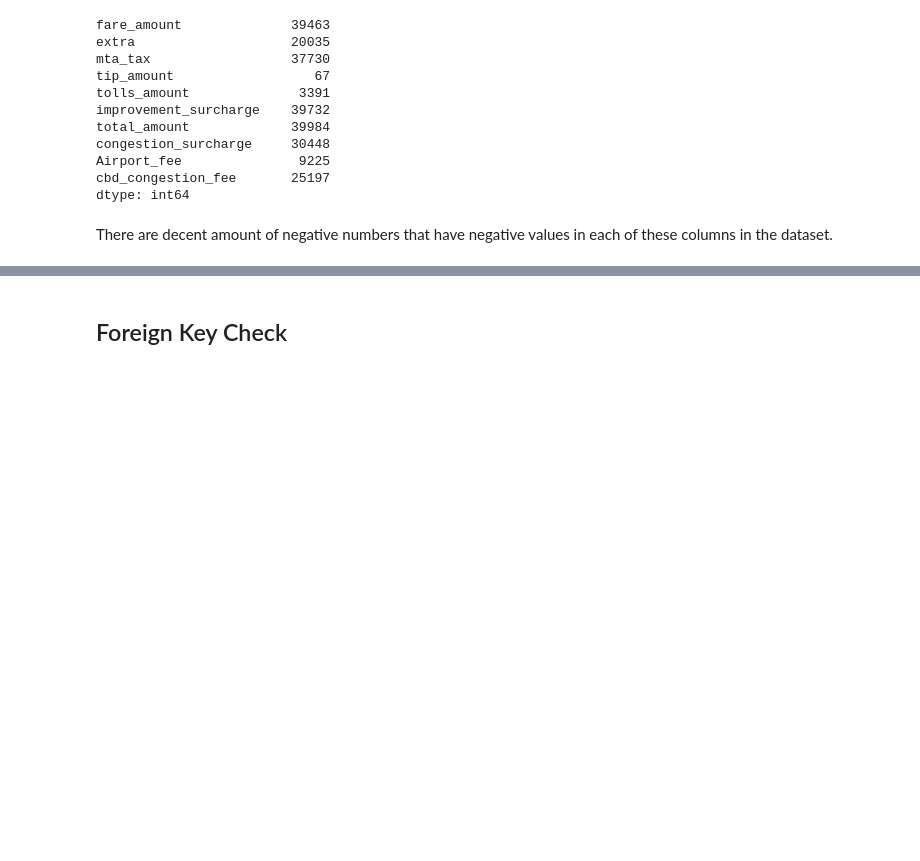
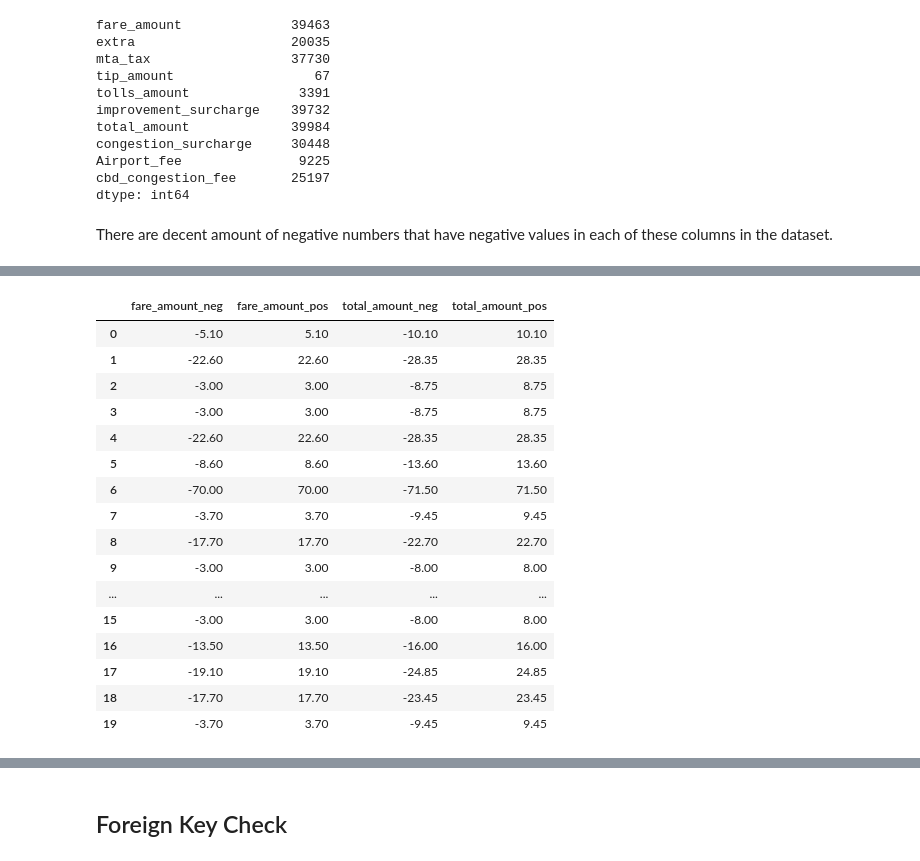
Before and after one commit to samuel54illinois/NYC_TLC_Trip_Record_Analysis, a Jupyter notebook: notebook_analysis/0_data_audit.ipynb, the cells around one changed output, grey strips where cells are left out. Drawn from its saved outputs; the diff is of its cells as text; code cells hidden in the pictures; blank space fills up the shorter version.

```diff
--- a/notebook_analysis/0_data_audit.ipynb
+++ b/notebook_analysis/0_data_audit.ipynb
@@ -616,0 +710,27 @@ There are decent amount of negative numbers that have negative values in each of
+# %%
+matched_pairs[
+    [
+        "fare_amount_neg",
+        "fare_amount_pos",
+        "total_amount_neg",
+        "total_amount_pos"
+    ]
+].head(20)
+# %% [output]
+|  | fare_amount_neg | fare_amount_pos | total_amount_neg | total_amount_pos |
+| 0 | -5.10 | 5.10 | -10.10 | 10.10 |
+| 1 | -22.60 | 22.60 | -28.35 | 28.35 |
+| 2 | -3.00 | 3.00 | -8.75 | 8.75 |
+| 3 | -3.00 | 3.00 | -8.75 | 8.75 |
+| 4 | -22.60 | 22.60 | -28.35 | 28.35 |
+| 5 | -8.60 | 8.60 | -13.60 | 13.60 |
+| 6 | -70.00 | 70.00 | -71.50 | 71.50 |
+| 7 | -3.70 | 3.70 | -9.45 | 9.45 |
+| 8 | -17.70 | 17.70 | -22.70 | 22.70 |
+| 9 | -3.00 | 3.00 | -8.00 | 8.00 |
+| ... | ... | ... | ... | ... |
+| 15 | -3.00 | 3.00 | -8.00 | 8.00 |
+| 16 | -13.50 | 13.50 | -16.00 | 16.00 |
+| 17 | -19.10 | 19.10 | -24.85 | 24.85 |
+| 18 | -17.70 | 17.70 | -23.45 | 23.45 |
+| 19 | -3.70 | 3.70 | -9.45 | 9.45 |
```
Also changed, not shown: parts of 8 cells of this notebook.
